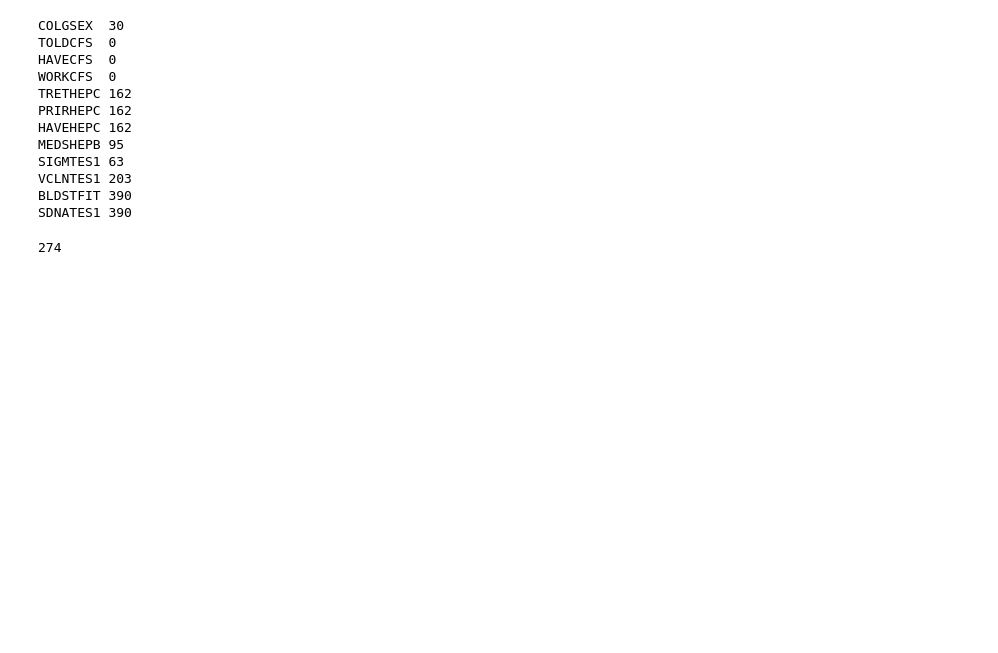
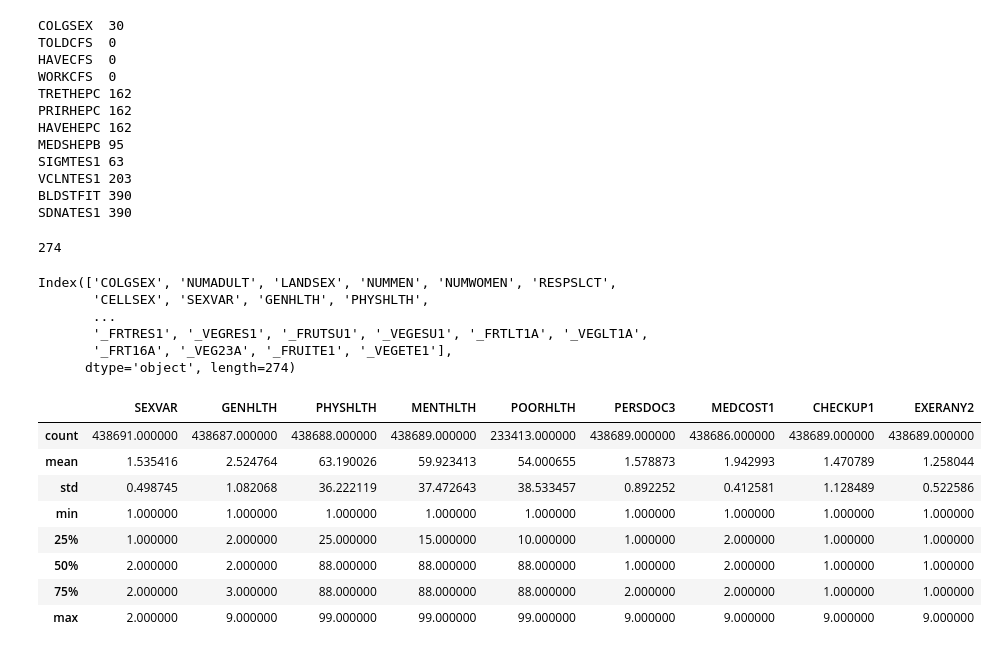
Before and after one commit to puhalskib/adv-p-health, a Jupyter notebook: main.ipynb, the cells around one changed output. Cells and saved outputs as stored; diff of their text form; code cells hidden in the pictures; blank space fills up the shorter version.

```diff
--- a/main.ipynb
+++ b/main.ipynb
@@ -195,3 +195,24 @@ df2 = df.drop(['TOLDCFS', 'HAVECFS', 'WORKCFS'], axis = 1)
 df2.columns.size
 # %% [output]
 274
+# %%
+df2.columns
+# %% [output]
+Index(['COLGSEX', 'NUMADULT', 'LANDSEX', 'NUMMEN', 'NUMWOMEN', 'RESPSLCT',
+       'CELLSEX', 'SEXVAR', 'GENHLTH', 'PHYSHLTH',
+       ...
+       '_FRTRES1', '_VEGRES1', '_FRUTSU1', '_VEGESU1', '_FRTLT1A', '_VEGLT1A',
+       '_FRT16A', '_VEG23A', '_FRUITE1', '_VEGETE1'],
+      dtype='object', length=274)
+# %%
+df2[['SEXVAR', 'GENHLTH', 'PHYSHLTH', 'MENTHLTH', 'POORHLTH', 'PERSDOC3', 'MEDCOST1', 'CHECKUP1', 'EXERANY2']].describe()
+# %% [output]
+|  | SEXVAR | GENHLTH | PHYSHLTH | MENTHLTH | POORHLTH | PERSDOC3 | MEDCOST1 | CHECKUP1 | EXERANY2 |
+| count | 438691.000000 | 438687.000000 | 438688.000000 | 438689.000000 | 233413.000000 | 438689.000000 | 438686.000000 | 438689.000000 | 438689.000000 |
+| mean | 1.535416 | 2.524764 | 63.190026 | 59.923413 | 54.000655 | 1.578873 | 1.942993 | 1.470789 | 1.258044 |
+| std | 0.498745 | 1.082068 | 36.222119 | 37.472643 | 38.533457 | 0.892252 | 0.412581 | 1.128489 | 0.522586 |
+| min | 1.000000 | 1.000000 | 1.000000 | 1.000000 | 1.000000 | 1.000000 | 1.000000 | 1.000000 | 1.000000 |
+| 25% | 1.000000 | 2.000000 | 25.000000 | 15.000000 | 10.000000 | 1.000000 | 2.000000 | 1.000000 | 1.000000 |
+| 50% | 2.000000 | 2.000000 | 88.000000 | 88.000000 | 88.000000 | 1.000000 | 2.000000 | 1.000000 | 1.000000 |
+| 75% | 2.000000 | 3.000000 | 88.000000 | 88.000000 | 88.000000 | 2.000000 | 2.000000 | 1.000000 | 1.000000 |
+| max | 2.000000 | 9.000000 | 99.000000 | 99.000000 | 99.000000 | 9.000000 | 9.000000 | 9.000000 | 9.000000 |
```
Also changed, not shown: parts of 10 cells of this notebook, 5 other files.
